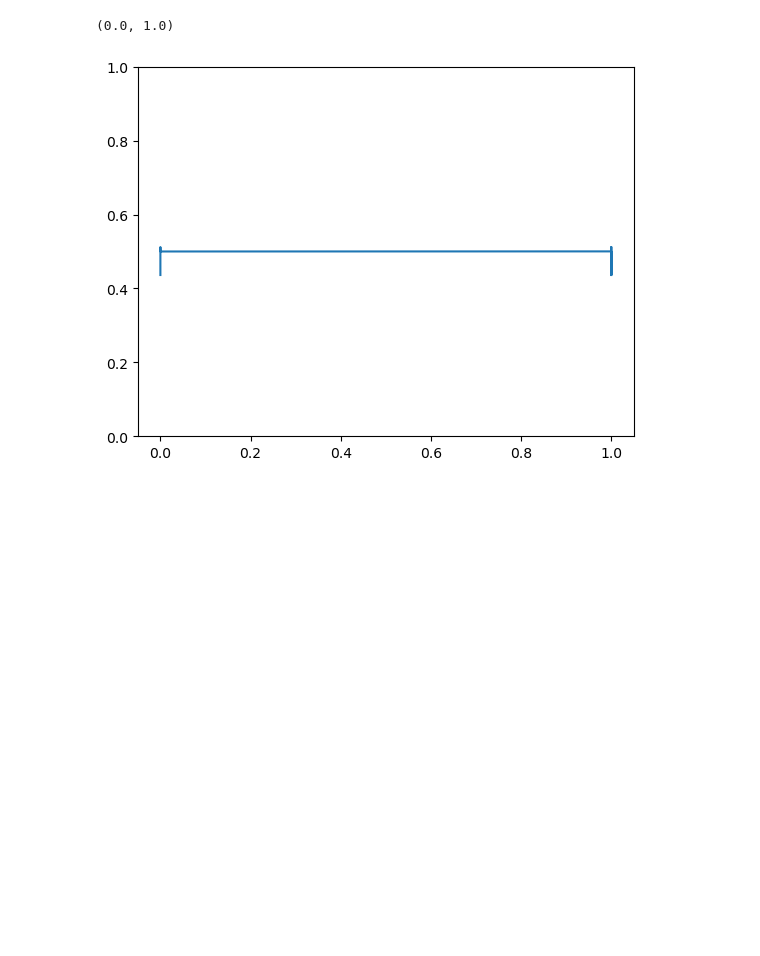
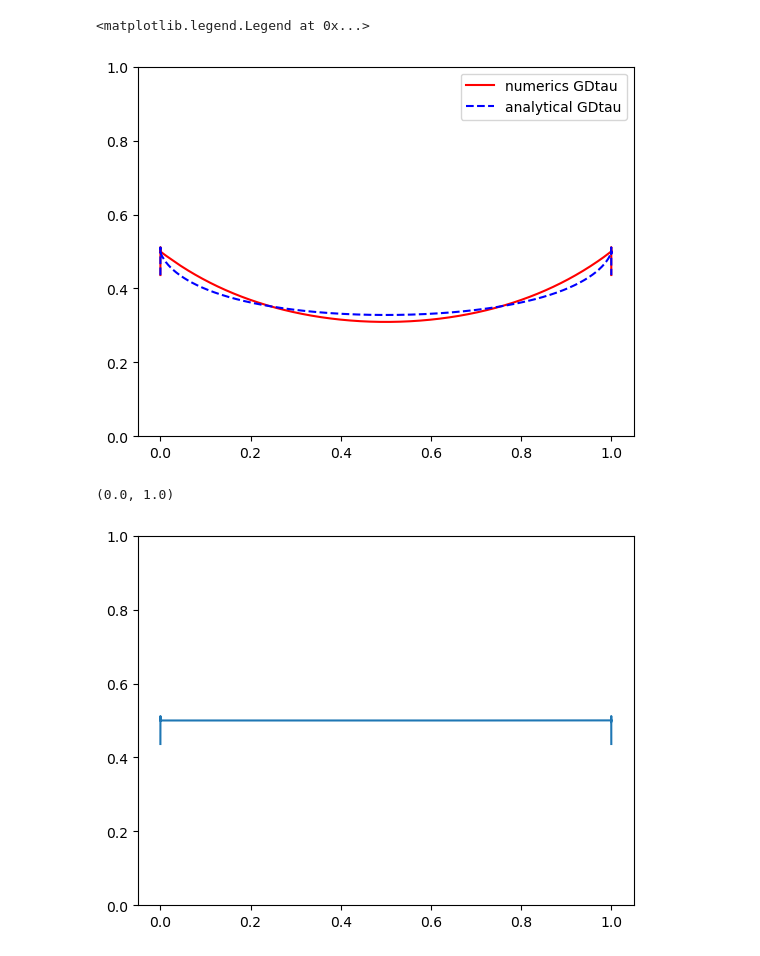
Before and after one commit to aravindhshankar/TwoSidedYSYK, a Jupyter notebook: Metal_Imag_time.ipynb, the cells around one changed output. Cells and saved outputs as stored; diff of their text form; code cells hidden in the pictures; blank space fills up the shorter version.

```diff
--- a/Metal_Imag_time.ipynb
+++ b/Metal_Imag_time.ipynb
@@ -109,2 +113,11 @@ array([0.09609542+1.18506929e-12j, 0.09609487+9.82418401e-13j,
+# %%
+GDconftau = Freq2TimeF(GconfImag(omega,g,beta),Nbig,beta)
+plt.plot(tau, np.abs(GDtau), 'r', label = 'numerics GDtau')
+plt.plot(tau, np.abs(GDconftau), 'b--', label = 'analytical GDtau' )
+plt.ylim(0,1)
+plt.legend()
+# %% [output]
+<matplotlib.legend.Legend at 0x...>
+[figure, added]
 # %%
 testg0tau = Freq2TimeF(-1/(1.0j*omega),Nbig,beta)
```
Also changed, not shown: parts of 7 cells of this notebook, 1 other file.
